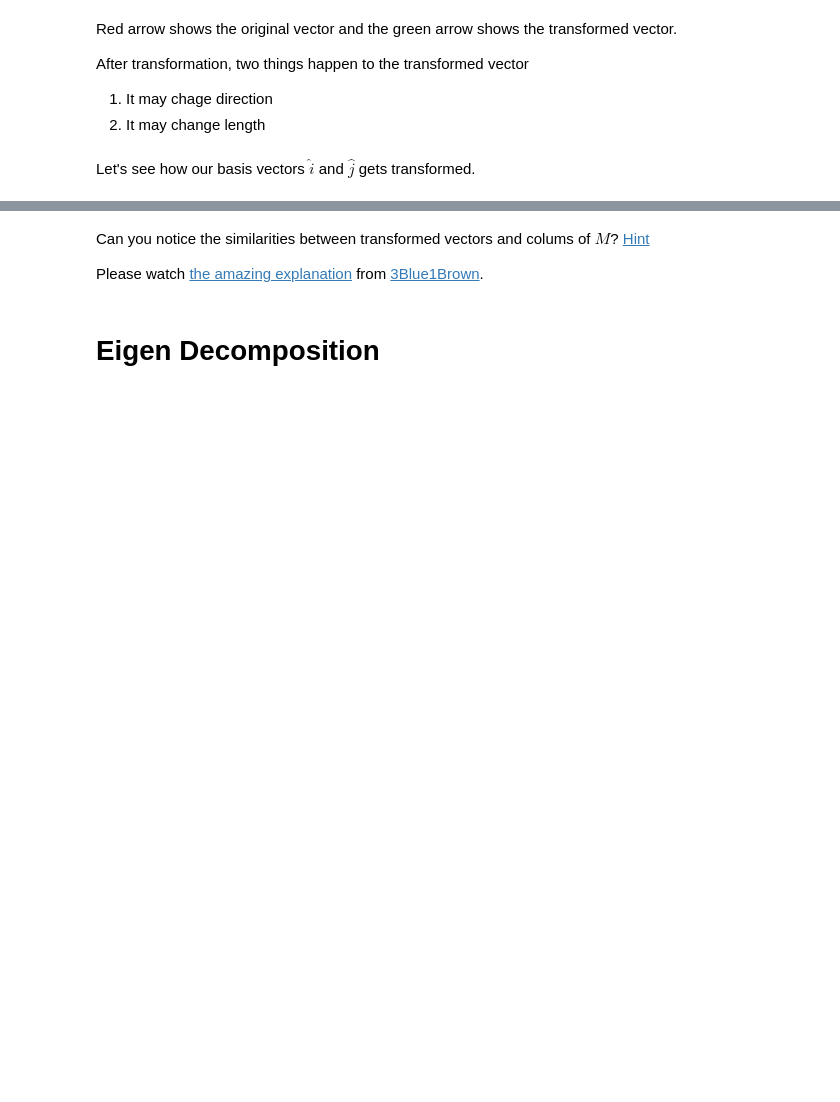
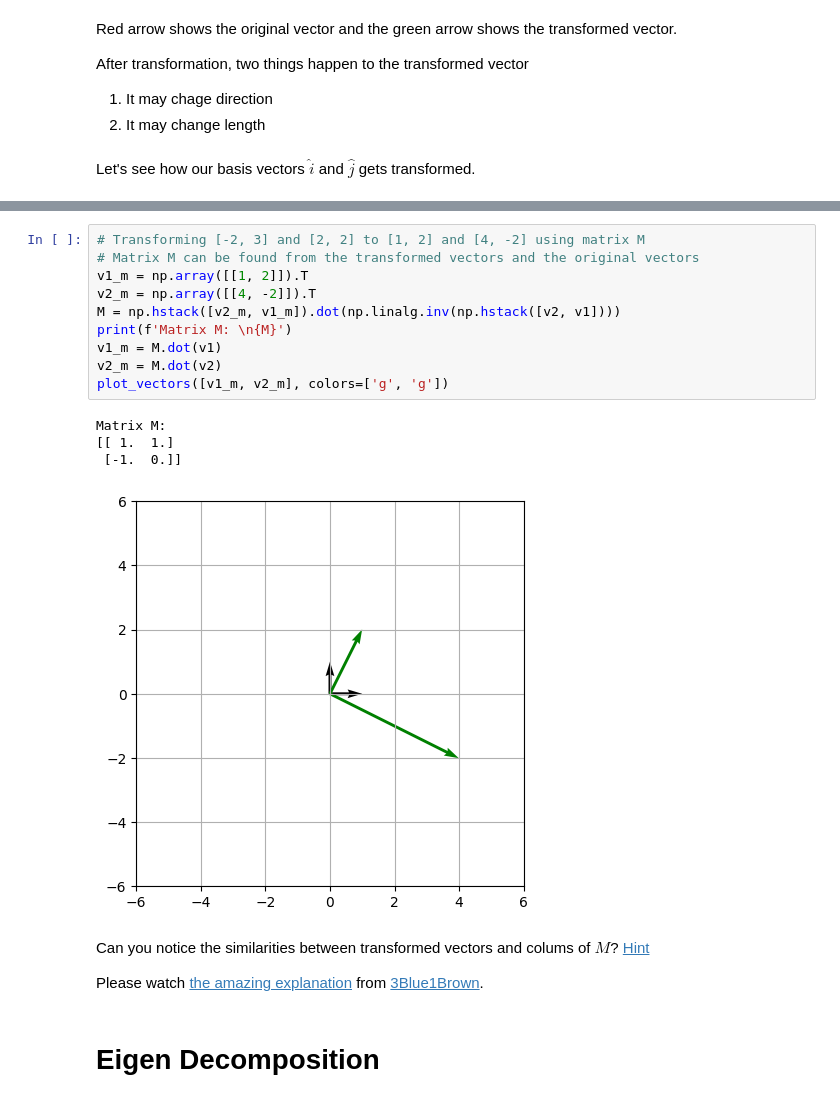
Before and after one commit to ababiltalha/CSE472_MachineLearning, a Jupyter notebook: Offline_1/Assignment 1/matrix-transformations-and-eigen-decomposition.ipynb, the cells around one changed output, grey strips where cells are left out. Cells and saved outputs as stored; diff of their text form; blank space fills up the shorter version.

```diff
--- a/Offline_1/Assignment 1/matrix-transformations-and-eigen-decomposition.ipynb
+++ b/Offline_1/Assignment 1/matrix-transformations-and-eigen-decomposition.ipynb
@@ -70,3 +94,18 @@ plot_vectors([v, v_m], colors=['r', 'g'])
+# %%
+# Transforming [-2, 3] and [2, 2] to [1, 2] and [4, -2] using matrix M
+# Matrix M can be found from the transformed vectors and the original vectors
+v1_m = np.array([[1, 2]]).T
+v2_m = np.array([[4, -2]]).T
+M = np.hstack([v2_m, v1_m]).dot(np.linalg.inv(np.hstack([v2, v1])))
+print(f'Matrix M: \n{M}')
+v1_m = M.dot(v1)
+v2_m = M.dot(v2)
+plot_vectors([v1_m, v2_m], colors=['g', 'g'])
+# %% [output]
+Matrix M:
+[[ 1.  1.]
+ [-1.  0.]]
+[figure, added]
 # %% [markdown]
 Can you notice the similarities between transformed vectors and colums of $M$? [Hint](https://i.imgur.com/mWQjR2C.png)
 
```
Also changed, not shown: parts of 10 cells of this notebook, 4 other files.
